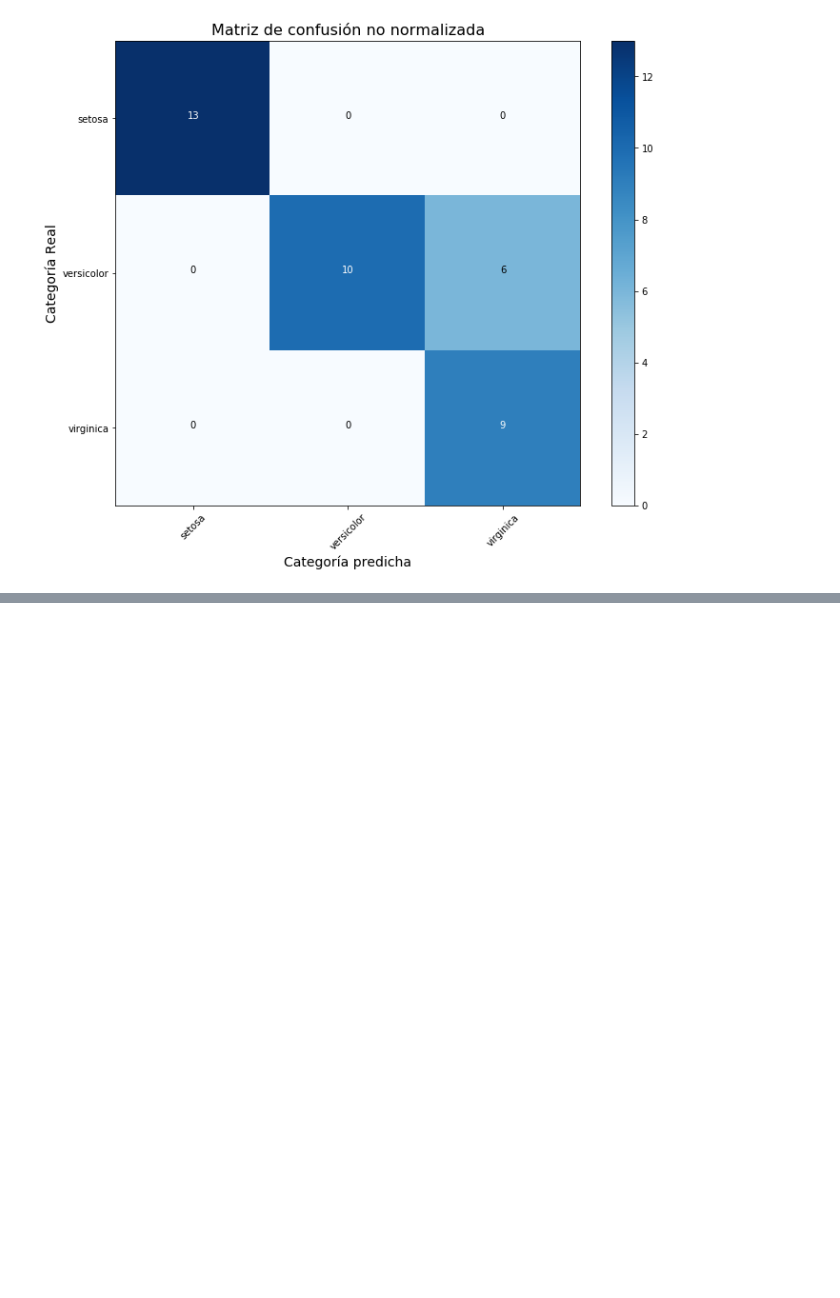
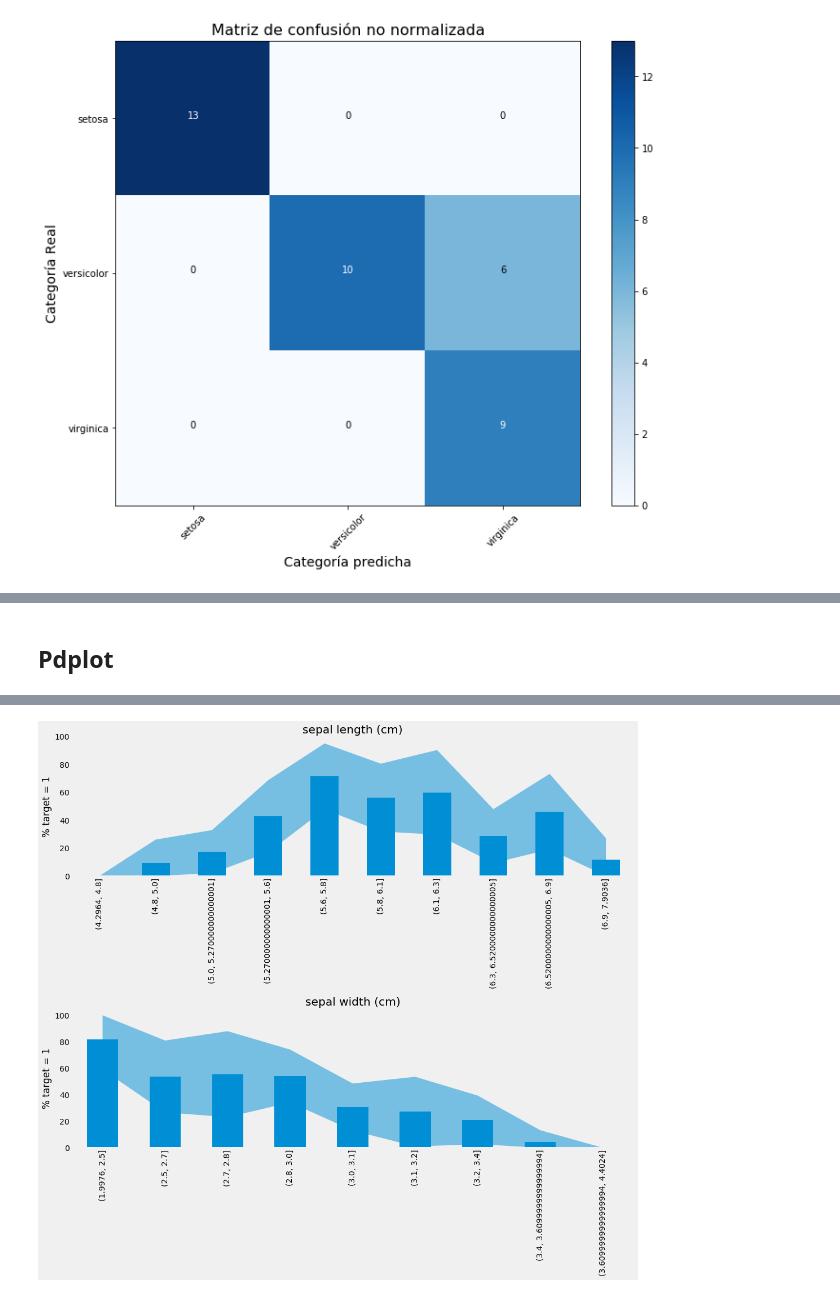
Before and after one commit to SpikeLab-CL/SpikePy, a Jupyter notebook: Notebooks/plots_helpers.ipynb, the cells around one changed output, grey strips where cells are left out. Drawn from its saved outputs; the diff is of its cells as text; code cells hidden in the pictures; blank space fills up the shorter version.

```diff
--- a/Notebooks/plots_helpers.ipynb
+++ b/Notebooks/plots_helpers.ipynb
@@ -42,0 +75,7 @@ sp.plot_confusion_matrix(cnf_matrix, classes=class_names,
+# %% [markdown]
+## Pdplot
+# %%
+#Numerical variables
+sp.pdplot(df, ['sepal length (cm)', 'sepal width (cm)'], 'target', numeric=True,
+         nbins=10)
+# %% [output]
@@ -42,0 +83 @@ sp.plot_confusion_matrix(cnf_matrix, classes=class_names,
+[figure, added]
```
Also changed, not shown: parts of 7 cells of this notebook, 1 other file.
